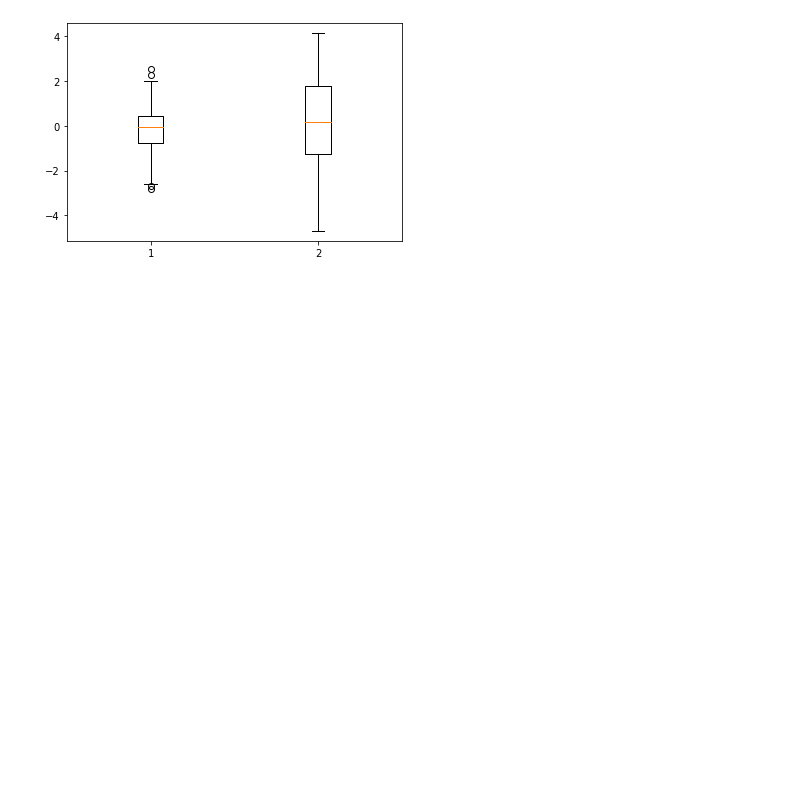
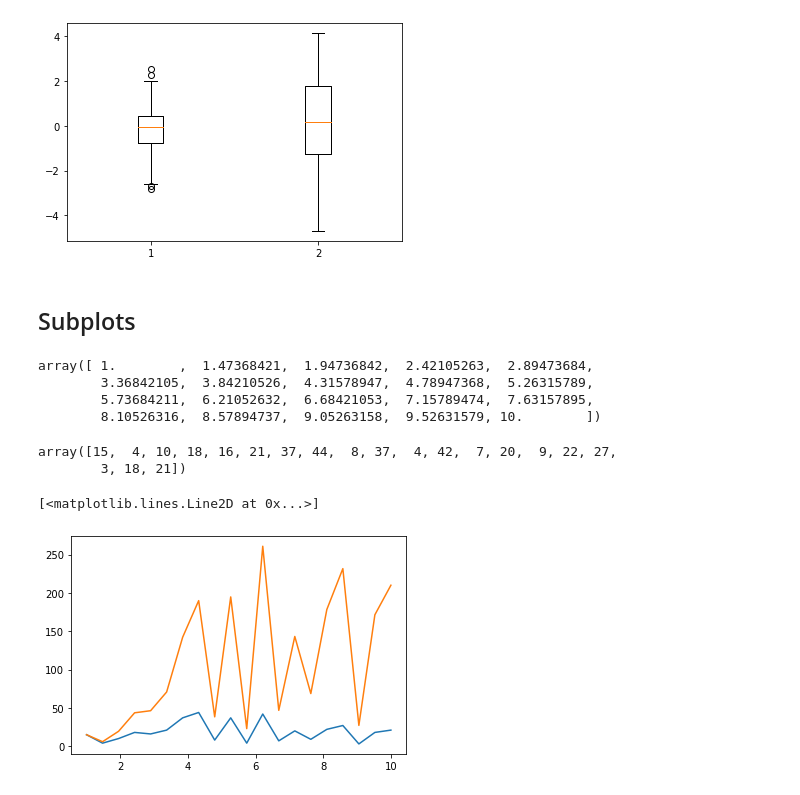
Before and after one commit to lavkushsingh31/ML-Practice-Exercises, a Jupyter notebook: Matplotlib Practice.ipynb, the cells around one changed output. Cells and saved outputs as stored; diff of their text form; code cells hidden in the pictures; blank space fills up the shorter version.

```diff
--- a/Matplotlib Practice.ipynb
+++ b/Matplotlib Practice.ipynb
@@ -122,3 +122,25 @@ plt.boxplot(dist, vert=True)
 plt.show()
 # %% [output]
 [figure]
+# %% [markdown]
+## Subplots
+# %%
+x
+# %% [output]
+array([ 1.        ,  1.47368421,  1.94736842,  2.42105263,  2.89473684,
+        3.36842105,  3.84210526,  4.31578947,  4.78947368,  5.26315789,
+        5.73684211,  6.21052632,  6.68421053,  7.15789474,  7.63157895,
+        8.10526316,  8.57894737,  9.05263158,  9.52631579, 10.        ])
+# %%
+y
+# %% [output]
+array([15,  4, 10, 18, 16, 21, 37, 44,  8, 37,  4, 42,  7, 20,  9, 22, 27,
+        3, 18, 21])
+# %%
+y2 = x*y
+# %%
+plt.plot(x,y)
+plt.plot(x,y2)
+# %% [output]
+[<matplotlib.lines.Line2D at 0x...>]
+[figure, added]
```
Also changed, not shown: parts of 10 cells of this notebook.
